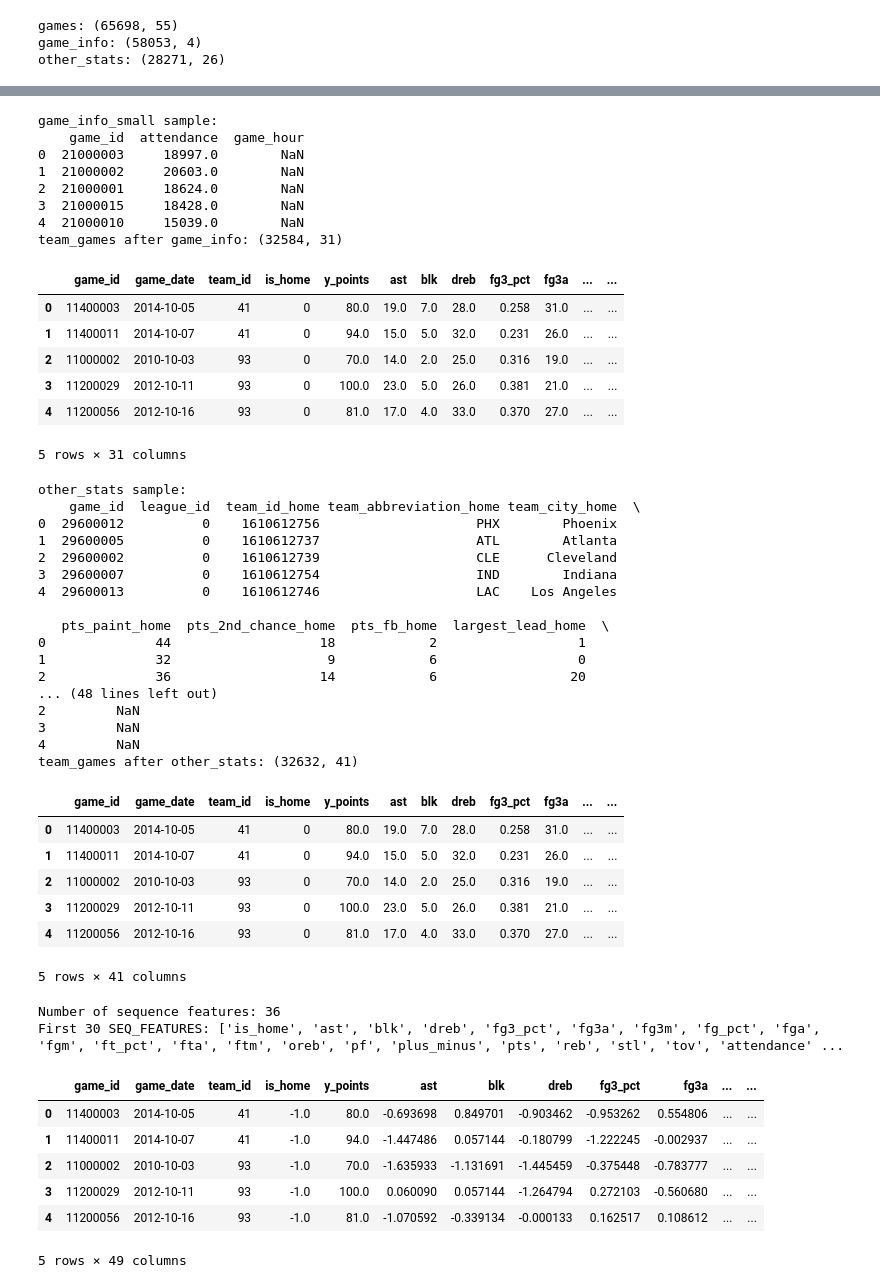
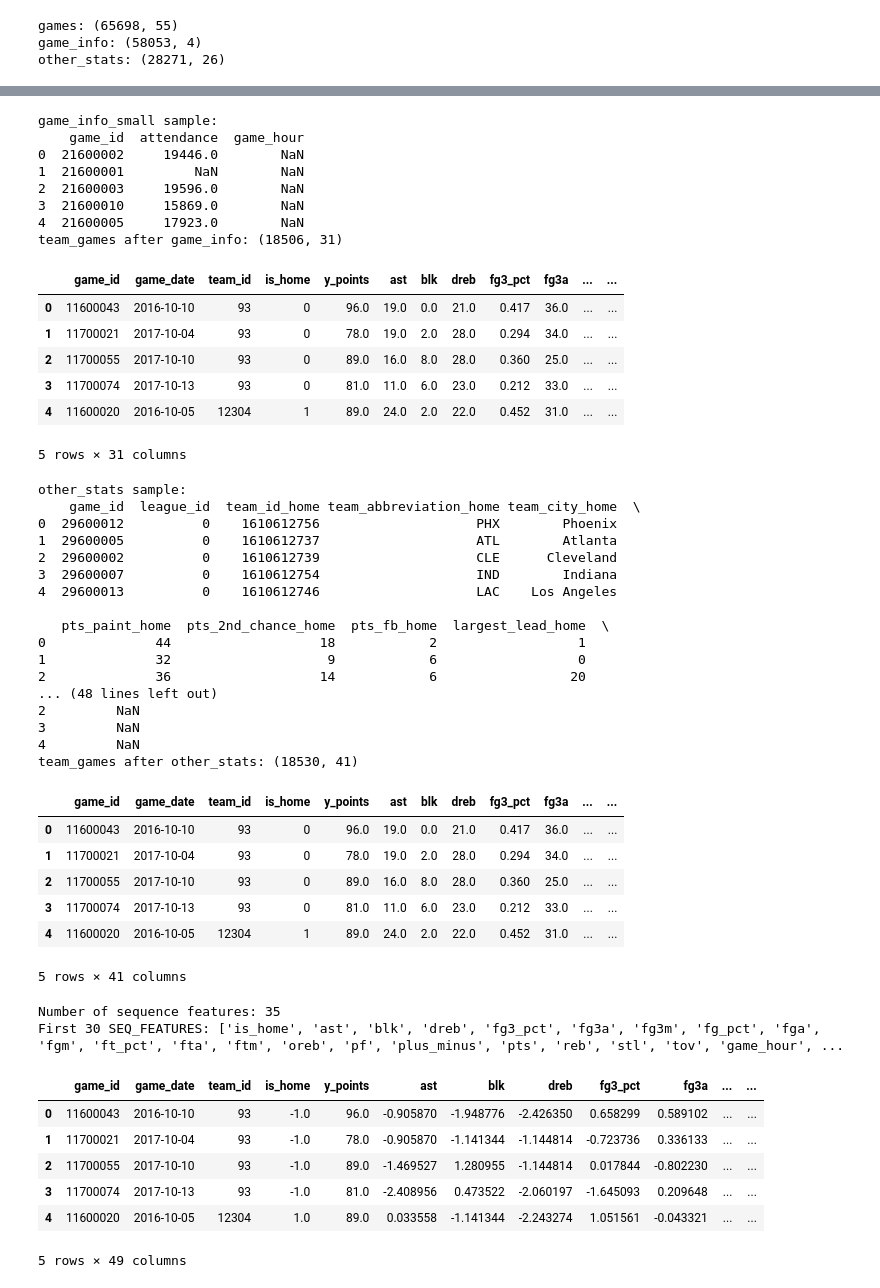
Before and after one commit to Marshal-Kalynchuk/ensf519_final_project, a Jupyter notebook: main.ipynb, the cells around one changed output, grey strips where cells are left out. Saved outputs shown, nothing was run; the diff lists cells and outputs as text; code cells hidden in the pictures.

```diff
--- a/main.ipynb
+++ b/main.ipynb
@@ -24,6 +25,11 @@ Using device: cuda
 # %%
 
 DATA_DIR = "./data/csv"
+
+# add the kaggel data csv files in the above dir.
+# https://www.kaggle.com/datasets/wyattowalsh/basketball
+# https://www.kaggle.com/datasets/cviaxmiwnptr/nba-betting-data-october-2007-to-june-2024
+
 
 # Hyperparameters
 SEQ_LEN = 15              # number of past games per team
@@ -32,7 +38,7 @@ HIDDEN_SIZE = 64
 NUM_LAYERS = 2
 LR = 1e-4
 EPOCHS = 20
-ERA_START = pd.to_datetime("2010-10-01")
+ERA_START = pd.to_datetime("2016-10-01")
 VAL_SPLIT_DATE = "2021-10-01"
 TEST_SPLIT_DATE = "2022-10-01"
 RANDOM_SEED = 42
@@ -295,18 +301,18 @@ team_games.head()
 # %% [output]
 game_info_small sample:
     game_id  attendance  game_hour
-0  21000003     18997.0        NaN
-1  21000002     20603.0        NaN
-2  21000001     18624.0        NaN
-3  21000015     18428.0        NaN
-4  21000010     15039.0        NaN
-team_games after game_info: (32584, 31)
+0  21600002     19446.0        NaN
+1  21600001         NaN        NaN
+2  21600003     19596.0        NaN
+3  21600010     15869.0        NaN
+4  21600005     17923.0        NaN
+team_games after game_info: (18506, 31)
 |  | game_id | game_date | team_id | is_home | y_points | ast | blk | dreb | fg3_pct | fg3a | ... | ... |
-| 0 | 11400003 | 2014-10-05 | 41 | 0 | 80.0 | 19.0 | 7.0 | 28.0 | 0.258 | 31.0 | ... | ... |
-| 1 | 11400011 | 2014-10-07 | 41 | 0 | 94.0 | 15.0 | 5.0 | 32.0 | 0.231 | 26.0 | ... | ... |
-| 2 | 11000002 | 2010-10-03 | 93 | 0 | 70.0 | 14.0 | 2.0 | 25.0 | 0.316 | 19.0 | ... | ... |
-| 3 | 11200029 | 2012-10-11 | 93 | 0 | 100.0 | 23.0 | 5.0 | 26.0 | 0.381 | 21.0 | ... | ... |
-| 4 | 11200056 | 2012-10-16 | 93 | 0 | 81.0 | 17.0 | 4.0 | 33.0 | 0.370 | 27.0 | ... | ... |
+| 0 | 11600043 | 2016-10-10 | 93 | 0 | 96.0 | 19.0 | 0.0 | 21.0 | 0.417 | 36.0 | ... | ... |
+| 1 | 11700021 | 2017-10-04 | 93 | 0 | 78.0 | 19.0 | 2.0 | 28.0 | 0.294 | 34.0 | ... | ... |
+| 2 | 11700055 | 2017-10-10 | 93 | 0 | 89.0 | 16.0 | 8.0 | 28.0 | 0.360 | 25.0 | ... | ... |
+| 3 | 11700074 | 2017-10-13 | 93 | 0 | 81.0 | 11.0 | 6.0 | 23.0 | 0.212 | 33.0 | ... | ... |
+| 4 | 11600020 | 2016-10-05 | 12304 | 1 | 89.0 | 24.0 | 2.0 | 22.0 | 0.452 | 31.0 | ... | ... |
 5 rows × 31 columns
 # %%
 # --- Tier 3: merge other_stats (advanced team stats) ---
@@ -393,13 +399,13 @@ other_stats sample:
 2         NaN
 3         NaN
 4         NaN
-team_games after other_stats: (32632, 41)
+team_games after other_stats: (18530, 41)
 |  | game_id | game_date | team_id | is_home | y_points | ast | blk | dreb | fg3_pct | fg3a | ... | ... |
-| 0 | 11400003 | 2014-10-05 | 41 | 0 | 80.0 | 19.0 | 7.0 | 28.0 | 0.258 | 31.0 | ... | ... |
-| 1 | 11400011 | 2014-10-07 | 41 | 0 | 94.0 | 15.0 | 5.0 | 32.0 | 0.231 | 26.0 | ... | ... |
-| 2 | 11000002 | 2010-10-03 | 93 | 0 | 70.0 | 14.0 | 2.0 | 25.0 | 0.316 | 19.0 | ... | ... |
-| 3 | 11200029 | 2012-10-11 | 93 | 0 | 100.0 | 23.0 | 5.0 | 26.0 | 0.381 | 21.0 | ... | ... |
-| 4 | 11200056 | 2012-10-16 | 93 | 0 | 81.0 | 17.0 | 4.0 | 33.0 | 0.370 | 27.0 | ... | ... |
+| 0 | 11600043 | 2016-10-10 | 93 | 0 | 96.0 | 19.0 | 0.0 | 21.0 | 0.417 | 36.0 | ... | ... |
+| 1 | 11700021 | 2017-10-04 | 93 | 0 | 78.0 | 19.0 | 2.0 | 28.0 | 0.294 | 34.0 | ... | ... |
+| 2 | 11700055 | 2017-10-10 | 93 | 0 | 89.0 | 16.0 | 8.0 | 28.0 | 0.360 | 25.0 | ... | ... |
+| 3 | 11700074 | 2017-10-13 | 93 | 0 | 81.0 | 11.0 | 6.0 | 23.0 | 0.212 | 33.0 | ... | ... |
+| 4 | 11600020 | 2016-10-05 | 12304 | 1 | 89.0 | 24.0 | 2.0 | 22.0 | 0.452 | 31.0 | ... | ... |
 5 rows × 41 columns
 # %%
 # --- Compute SEQ_FEATURES and scale ---
@@ -456,41 +462,41 @@ exclude_cols = {
 
 
     # non signals (i think)
     "video_available",
-    "attedance"
+    "attendance"
 }
 
 
 
 
 numeric_cols = [
     c for c in team_games.columns
     if c not in exclude_cols and pd.api.types.is_numeric_dtype(team_games[c])
 ]
 
 SEQ_FEATURES = numeric_cols
 print("Number of sequence features:", len(SEQ_FEATURES))
 print("First 30 SEQ_FEATURES:", SEQ_FEATURES[:30])
 
 train_rows = team_games[team_games[GAME_DATE_COL] < VAL_SPLIT_DATE].copy()
 
 scaler = StandardScaler()
 scaler.fit(train_rows[SEQ_FEATURES].fillna(0.0))
 
 team_games[SEQ_FEATURES] = scaler.transform(
     team_games[SEQ_FEATURES].fillna(0.0)
 )
 
 team_games.head()
 # %% [output]
-Number of sequence features: 36
-First 30 SEQ_FEATURES: ['is_home', 'ast', 'blk', 'dreb', 'fg3_pct', 'fg3a', 'fg3m', 'fg_pct', 'fga', 'fgm', 'ft_pct', 'fta', 'ftm', 'oreb', 'pf', 'plus_minus', 'pts', 'reb', 'stl', 'tov', 'attendance' ...
+Number of sequence features: 35
+First 30 SEQ_FEATURES: ['is_home', 'ast', 'blk', 'dreb', 'fg3_pct', 'fg3a', 'fg3m', 'fg_pct', 'fga', 'fgm', 'ft_pct', 'fta', 'ftm', 'oreb', 'pf', 'plus_minus', 'pts', 'reb', 'stl', 'tov', 'game_hour', ...
 |  | game_id | game_date | team_id | is_home | y_points | ast | blk | dreb | fg3_pct | fg3a | ... | ... |
-| 0 | 11400003 | 2014-10-05 | 41 | -1.0 | 80.0 | -0.693698 | 0.849701 | -0.903462 | -0.953262 | 0.554806 | ... | ... |
-| 1 | 11400011 | 2014-10-07 | 41 | -1.0 | 94.0 | -1.447486 | 0.057144 | -0.180799 | -1.222245 | -0.002937 | ... | ... |
-| 2 | 11000002 | 2010-10-03 | 93 | -1.0 | 70.0 | -1.635933 | -1.131691 | -1.445459 | -0.375448 | -0.783777 | ... | ... |
-| 3 | 11200029 | 2012-10-11 | 93 | -1.0 | 100.0 | 0.060090 | 0.057144 | -1.264794 | 0.272103 | -0.560680 | ... | ... |
-| 4 | 11200056 | 2012-10-16 | 93 | -1.0 | 81.0 | -1.070592 | -0.339134 | -0.000133 | 0.162517 | 0.108612 | ... | ... |
+| 0 | 11600043 | 2016-10-10 | 93 | -1.0 | 96.0 | -0.905870 | -1.948776 | -2.426350 | 0.658299 | 0.589102 | ... | ... |
+| 1 | 11700021 | 2017-10-04 | 93 | -1.0 | 78.0 | -0.905870 | -1.141344 | -1.144814 | -0.723736 | 0.336133 | ... | ... |
+| 2 | 11700055 | 2017-10-10 | 93 | -1.0 | 89.0 | -1.469527 | 1.280955 | -1.144814 | 0.017844 | -0.802230 | ... | ... |
+| 3 | 11700074 | 2017-10-13 | 93 | -1.0 | 81.0 | -2.408956 | 0.473522 | -2.060197 | -1.645093 | 0.209648 | ... | ... |
+| 4 | 11600020 | 2016-10-05 | 12304 | 1.0 | 89.0 | 0.033558 | -1.141344 | -2.243274 | 1.051561 | -0.043321 | ... | ... |
 5 rows × 49 columns
 # %%
 team_sequences = []
```
Also changed, not shown: parts of 59 cells of this notebook.
